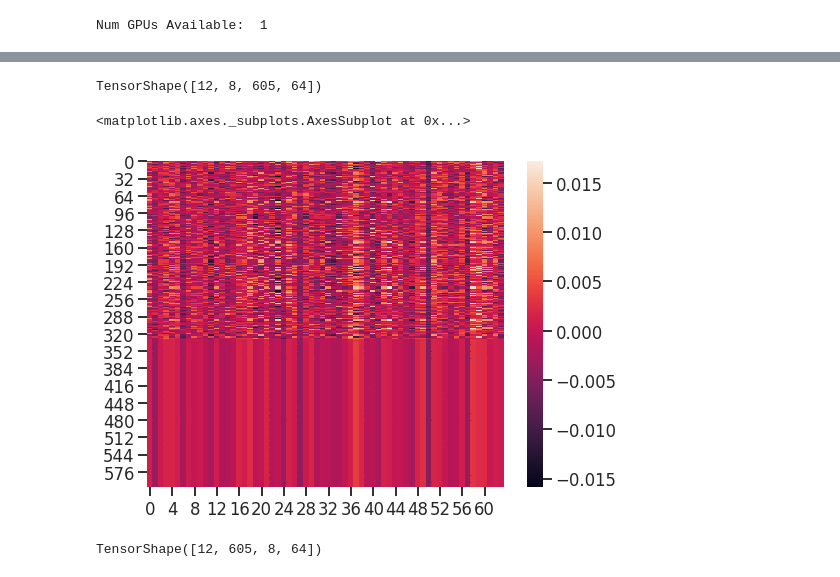
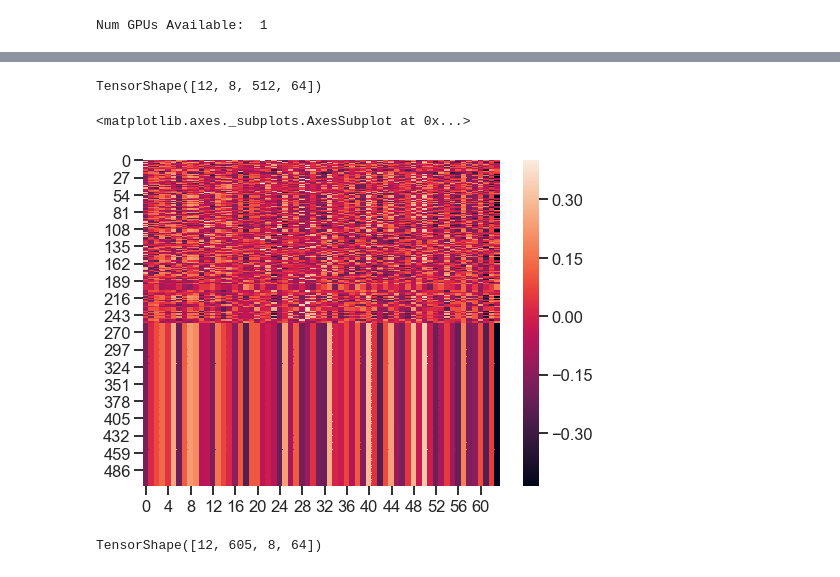
Before and after one commit to pstjohn/uniparc_modeling, a Jupyter notebook: check_progress.ipynb, the cells around one changed output, grey strips where cells are left out. Cells and saved outputs as stored; diff of their text form; code cells hidden in the pictures.

```diff
--- a/check_progress.ipynb
+++ b/check_progress.ipynb
@@ -39,18 +43,18 @@ model = create_albert_model(model_dimension=512,
 # %%
-# model = load_model('../uniparc_checkpoints/test.h5',
-#                    custom_objects={
-#                        'Transformer': Transformer,
-#                        'Attention': Attention,
-#                        'DenseNoMask': DenseNoMask,
-#                        'PositionEmbedding': PositionEmbedding,
-#                        'masked_sparse_categorical_crossentropy': masked_sparse_categorical_crossentropy,
-#                        'ECE': ECE})
+model = load_model('/scratch/pstjohn/lr4_fixed_code_no_weight_share_checkpoints/ckpt.h5',
+                   custom_objects={
+                       'Transformer': Transformer,
+                       'Attention': Attention,
+                       'DenseNoMask': DenseNoMask,
+                       'PositionEmbedding': PositionEmbedding,
+                       'masked_sparse_categorical_crossentropy': masked_sparse_categorical_crossentropy,
+                       'ECE': ECE})
 # %%
 from bert.dataset import create_masked_input_dataset
 
 valid_data = create_masked_input_dataset(
     sequence_path='../uniparc_data/sequences_valid.txt',
-    max_sequence_length=1024,
+    max_sequence_length=512,
     batch_size=12)
 # %%
 masked_seq, true_values = next(iter(valid_data))
@@ -124,13 +161,13 @@ context_layer = tf.matmul(attention_probs, value)  # [B,N,S,S]
 # %%
 context_layer.shape
 # %% [output]
-TensorShape([12, 8, 605, 64])
+TensorShape([12, 8, 512, 64])
 # %%
 plt.figure(figsize=(8,6))
-sns.heatmap(context_layer[0, 0].numpy())
+sns.heatmap(context_layer[2, 0].numpy())
 # %% [output]
 <matplotlib.axes._subplots.AxesSubplot at 0x...>
-[figure, old version]
+[figure, new version]
 # %%
 context_layer = tf.transpose(a=context_layer, perm=[0, 2, 1, 3])
 # %%
```
Also changed, not shown: parts of 13 cells of this notebook, 5 other files.
